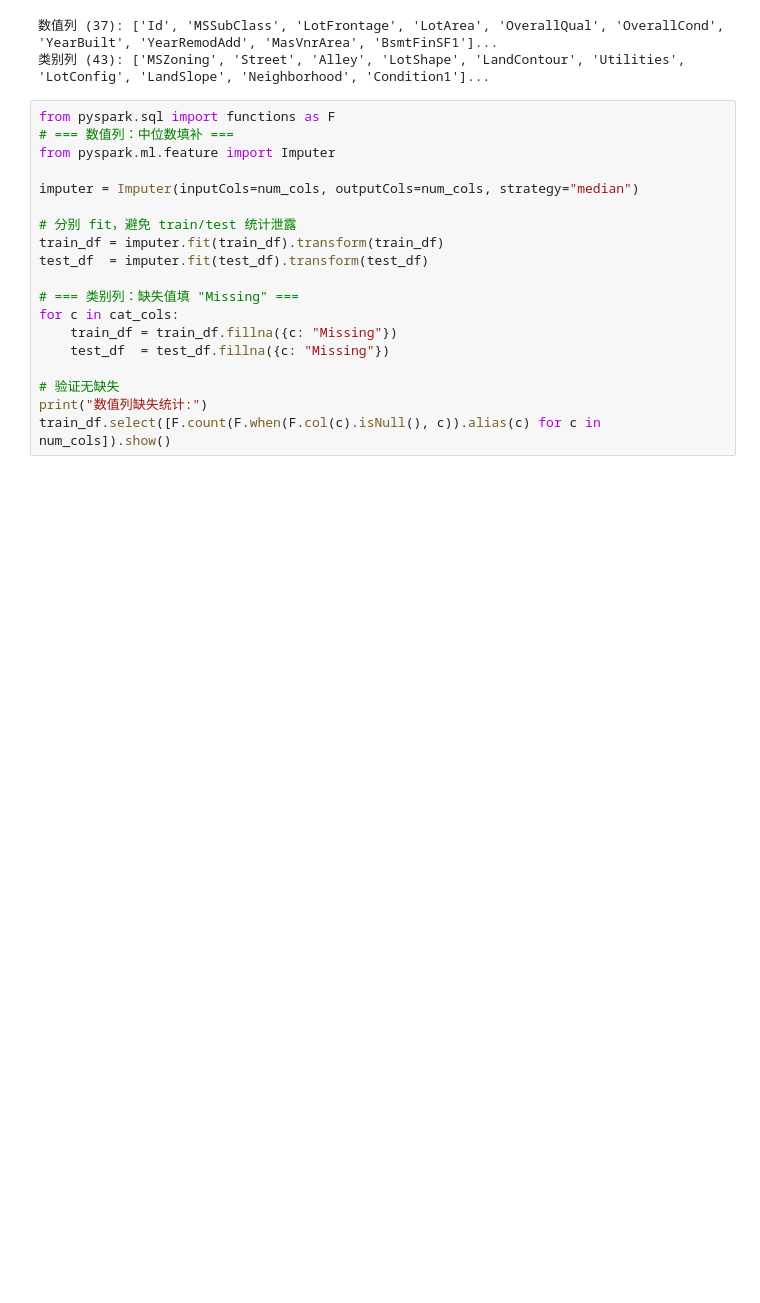
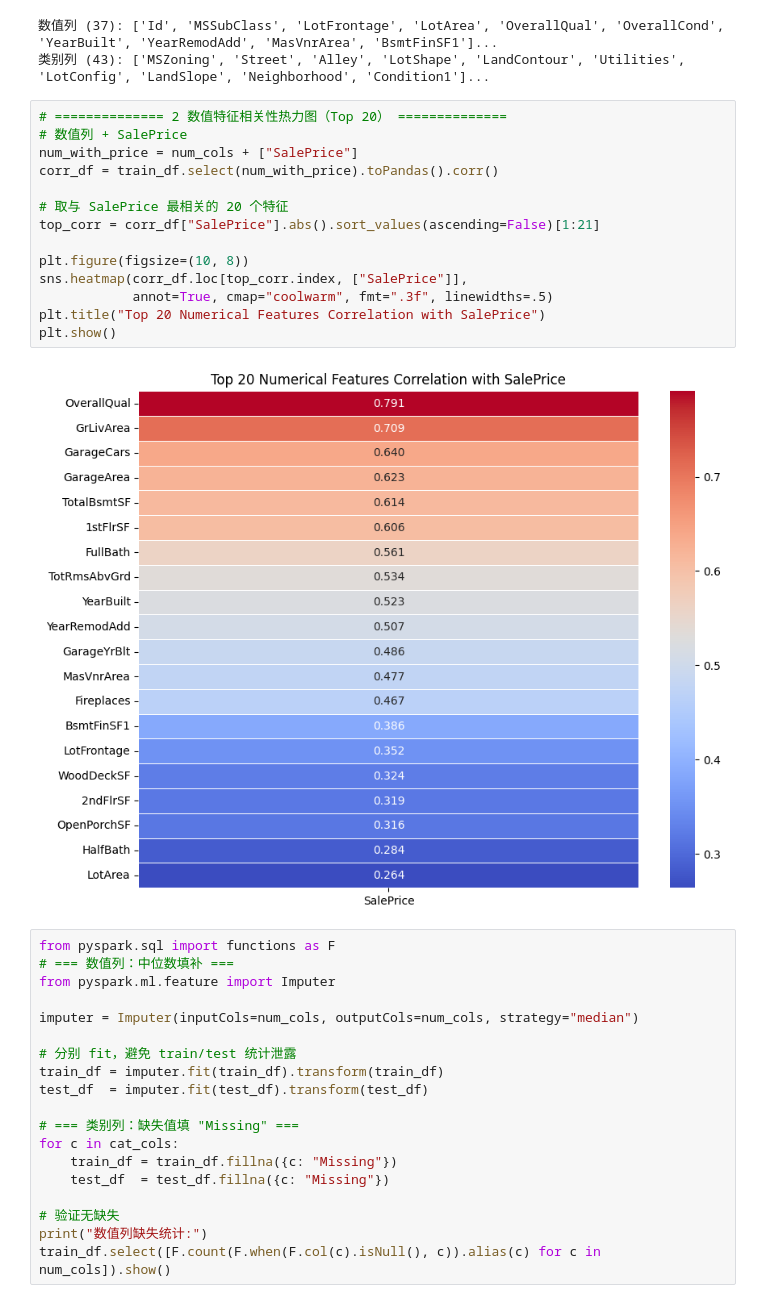
Before and after one commit to Psychomachia66/house-prices-advanced-regression-techniques, a Jupyter notebook: src/LR.ipynb, the cells around one changed output. Drawn from its saved outputs; the diff is of its cells as text; blank space fills up the shorter version.

```diff
--- a/src/LR.ipynb
+++ b/src/LR.ipynb
@@ -66,6 +89,22 @@ print(f"类别列 ({len(cat_cols)}): {cat_cols[:10]}...")
 # %% [output]
 数值列 (37): ['Id', 'MSSubClass', 'LotFrontage', 'LotArea', 'OverallQual', 'OverallCond', 'YearBuilt', 'YearRemodAdd', 'MasVnrArea', 'BsmtFinSF1']...
 类别列 (43): ['MSZoning', 'Street', 'Alley', 'LotShape', 'LandContour', 'Utilities', 'LotConfig', 'LandSlope', 'Neighborhood', 'Condition1']...
+# %%
+# ============== 2 数值特征相关性热力图（Top 20） ==============
+# 数值列 + SalePrice
+num_with_price = num_cols + ["SalePrice"]
+corr_df = train_df.select(num_with_price).toPandas().corr()
+
+# 取与 SalePrice 最相关的 20 个特征
+top_corr = corr_df["SalePrice"].abs().sort_values(ascending=False)[1:21]
+
+plt.figure(figsize=(10, 8))
+sns.heatmap(corr_df.loc[top_corr.index, ["SalePrice"]],
+            annot=True, cmap="coolwarm", fmt=".3f", linewidths=.5)
+plt.title("Top 20 Numerical Features Correlation with SalePrice")
+plt.show()
+# %% [output]
+[figure, added]
 # %%
 from pyspark.sql import functions as F
 # === 数值列：中位数填补 ===
```
Also changed, not shown: parts of 6 cells of this notebook, 10 other files.
